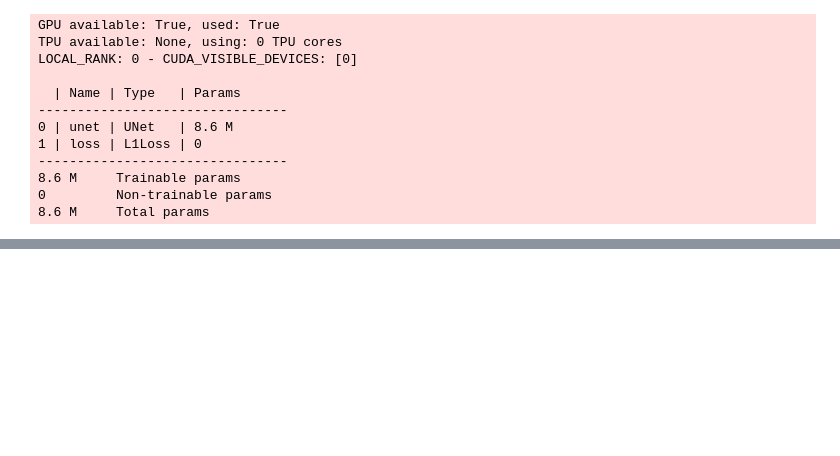
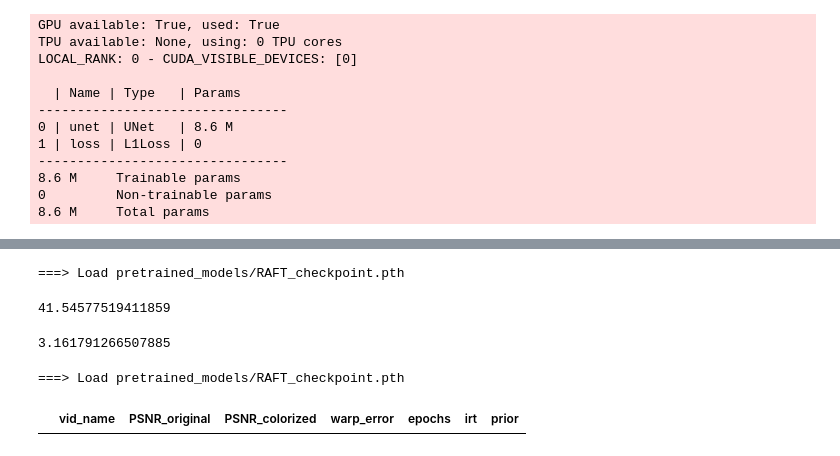
Before and after one commit to nicolas-dufour/instance-video-colorization, a Jupyter notebook: deepvideoprior.ipynb, the cells around one changed output, grey strips where cells are left out. Cells and saved outputs as stored; diff of their text form; code cells hidden in the pictures; blank space fills up the shorter version.

```diff
--- a/deepvideoprior.ipynb
+++ b/deepvideoprior.ipynb
@@ -212,0 +233,30 @@ LOCAL_RANK: 0 - CUDA_VISIBLE_DEVICES: [0]
+# %%
+compute_warp_error('../drive/MyDrive/video_colorisation/video_reg_deep_prior_irt_0.01/blackswan.mp4')
+# %% [output]
+===> Load pretrained_models/RAFT_checkpoint.pth
+41.54577519411859
+# %%
+compute_video_psnr('../drive/MyDrive/video_colorisation/video_original/blackswan.mp4','../drive/MyDrive/video_colorisation/video_reg_deep_prior_irt_0.01/blackswan.mp4')
+# %% [output]
+3.161791266507885
+# %%
+import pandas as pd
+df=pd.DataFrame(columns=['vid_name','PSNR_original','PSNR_colorized','warp_error','epochs','irt','prior'])
+# %%
+import os
+from tqdm.notebook import tqdm
+
+orig_folder = '/content/drive/MyDrive/video_colorisation/video_original/'
+colorized_folder = '/content/drive/MyDrive/video_colorisation/video_colorization/'
+prior_folder = '/content/drive/MyDrive/video_colorisation/video_reg_deep_prior_irt_0.01_50e/'
+for path in tqdm(os.listdir(prior_folder)):
+    warp_error =  compute_warp_error(prior_folder+path)
+    PSNR_original = compute_video_psnr(orig_folder+path, prior_folder+path)
+    PSNR_colorized = compute_video_psnr(colorized_folder+path, prior_folder+path)
+    df = df.append([path, PSNR_original, PSNR_colorized,warp_error,'50','0.01',True])
+# %% [output]
+===> Load pretrained_models/RAFT_checkpoint.pth
+# %%
+df
+# %% [output]
+|  | vid_name | PSNR_original | PSNR_colorized | warp_error | epochs | irt | prior |
```
Also changed, not shown: parts of 5 cells of this notebook.
